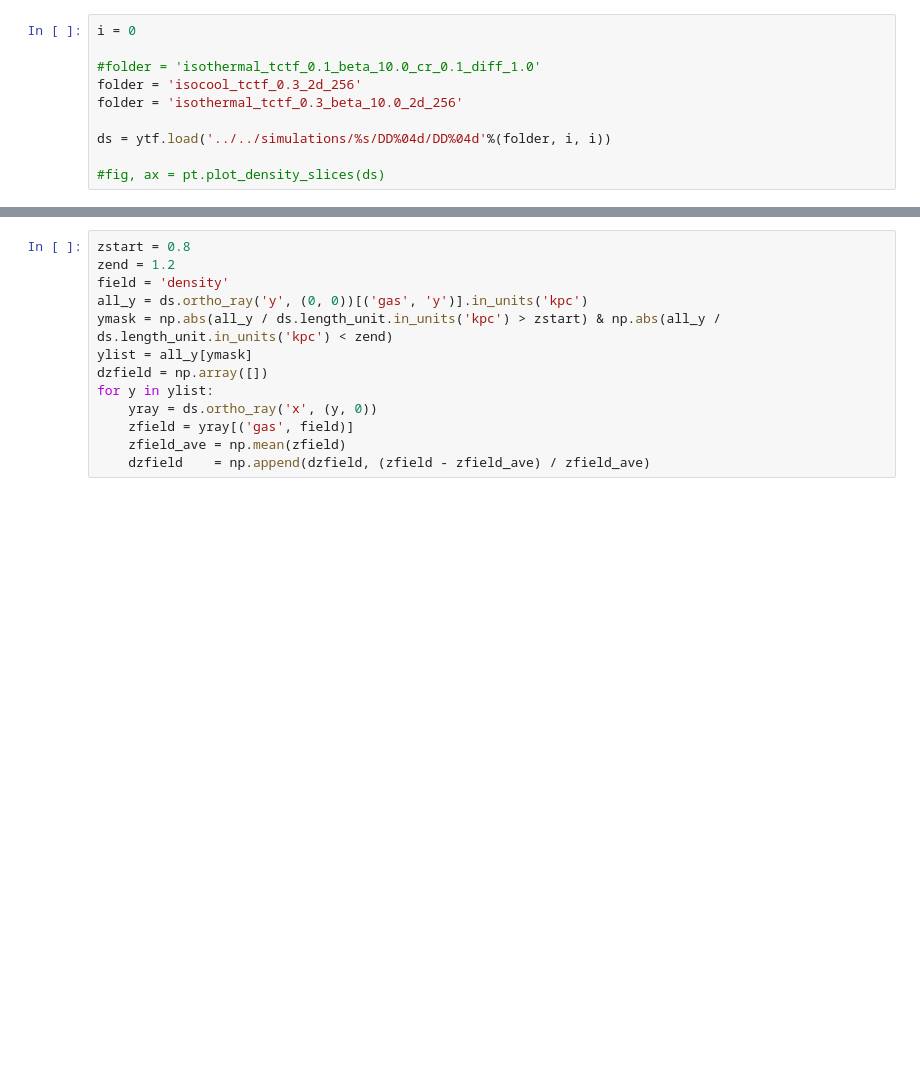
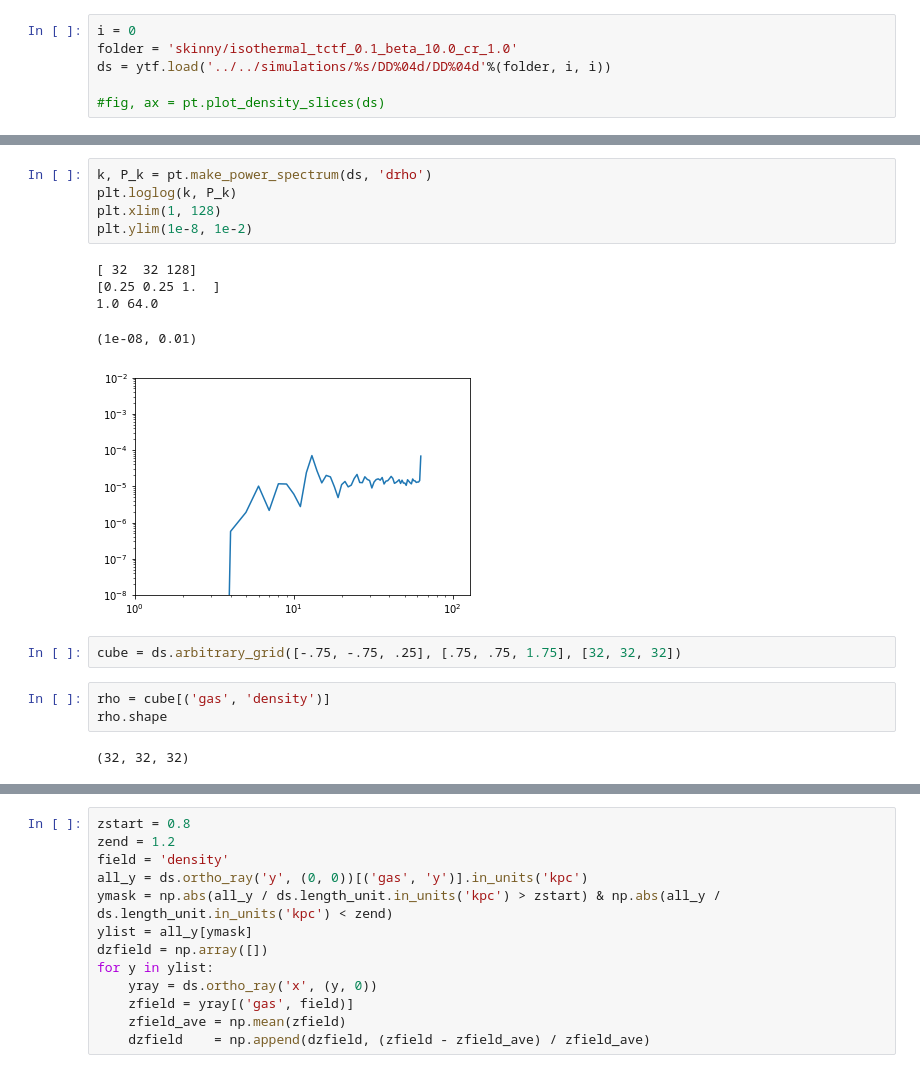
Before and after one commit to ibutsky/thermal_instabilities, a Jupyter notebook: analysis/test.ipynb, the cells around one changed output, grey strips where cells are left out. Cells and saved outputs as stored; diff of their text form; blank space fills up the shorter version.

Commit message:
adding comparisons between 2d and skinny boxes

```diff
--- a/analysis/test.ipynb
+++ b/analysis/test.ipynb
@@ -24,10 +24,6 @@ yt : [INFO     ] 2019-12-17 12:47:14,972 Parameters: cosmological_simulation   =
 # %%
 i = 0
-
-#folder = 'isothermal_tctf_0.1_beta_10.0_cr_0.1_diff_1.0'
-folder = 'isocool_tctf_0.3_2d_256'
-folder = 'isothermal_tctf_0.3_beta_10.0_2d_256'
-
+folder = 'skinny/isothermal_tctf_0.1_beta_10.0_cr_1.0'
 ds = ytf.load('../../simulations/%s/DD%04d/DD%04d'%(folder, i, i))
 
 #fig, ax = pt.plot_density_slices(ds)
@@ -41,3 +37,21 @@ yt : [INFO     ] 2019-12-16 09:50:38,799 Gathering a field list (this may take a
+# %%
+k, P_k = pt.make_power_spectrum(ds, 'drho')
+plt.loglog(k, P_k)
+plt.xlim(1, 128)
+plt.ylim(1e-8, 1e-2)
+# %% [output]
+[ 32  32 128]
+[0.25 0.25 1.  ]
+1.0 64.0
+(1e-08, 0.01)
+[figure, added]
+# %%
+cube = ds.arbitrary_grid([-.75,	-.75, .25], [.75, .75, 1.75], [32, 32, 32])
+# %%
+rho = cube[('gas', 'density')]
+rho.shape
+# %% [output]
+(32, 32, 32)
 # %%
 i = 10
 folder = 'isocool_tctf_0.3_2d_2048'
```
Also changed, not shown: parts of 8 cells of this notebook, 5 other files.
